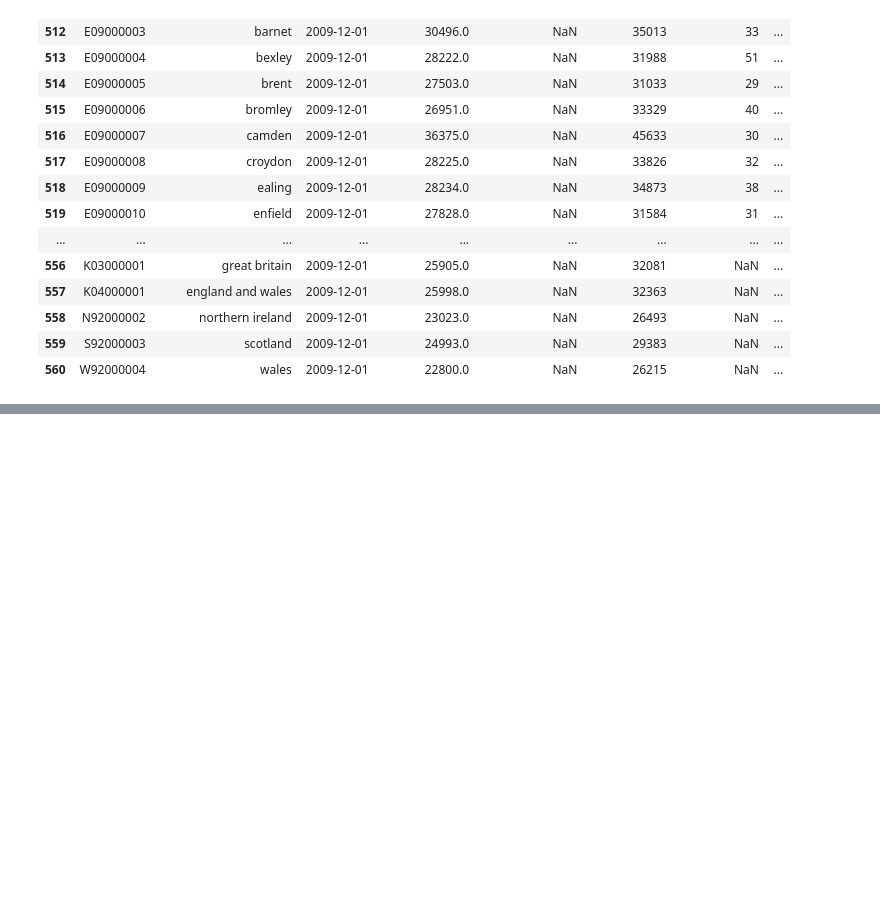
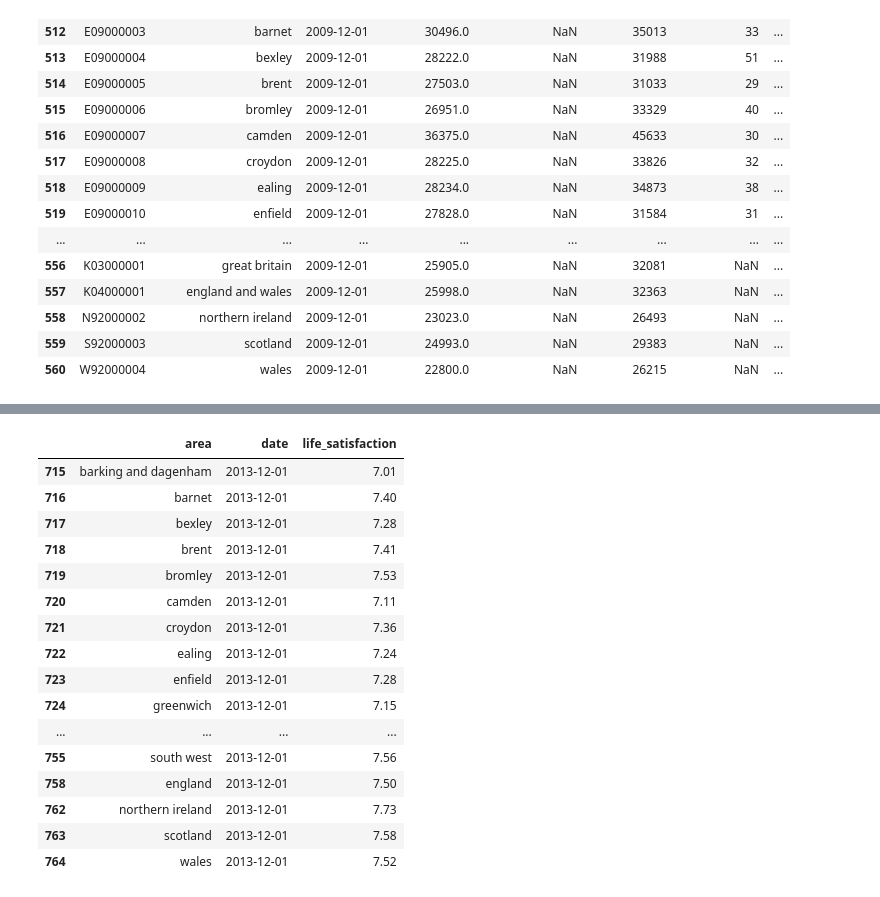
Before and after one commit to fraserrbarclay/Python-Data-Practicals, a Jupyter notebook: projects/01_Data_Investigation_Project.ipynb, the cells around one changed output, grey strips where cells are left out. Cells and saved outputs as stored; diff of their text form; code cells hidden in the pictures; blank space fills up the shorter version.

```diff
--- a/projects/01_Data_Investigation_Project.ipynb
+++ b/projects/01_Data_Investigation_Project.ipynb
@@ -163,0 +184,25 @@ df_year
+# %%
+#I can do this for Just 2013
+
+df_13 = dfyear(2013)
+df_life13 = df_13[['area','date','life_satisfaction']]
+df_life13 =df_life13.dropna()
+df_life13
+# %% [output]
+|  | area | date | life_satisfaction |
+| 715 | barking and dagenham | 2013-12-01 | 7.01 |
+| 716 | barnet | 2013-12-01 | 7.40 |
+| 717 | bexley | 2013-12-01 | 7.28 |
+| 718 | brent | 2013-12-01 | 7.41 |
+| 719 | bromley | 2013-12-01 | 7.53 |
+| 720 | camden | 2013-12-01 | 7.11 |
+| 721 | croydon | 2013-12-01 | 7.36 |
+| 722 | ealing | 2013-12-01 | 7.24 |
+| 723 | enfield | 2013-12-01 | 7.28 |
+| 724 | greenwich | 2013-12-01 | 7.15 |
+| ... | ... | ... | ... |
+| 755 | south west | 2013-12-01 | 7.56 |
+| 758 | england | 2013-12-01 | 7.50 |
+| 762 | northern ireland | 2013-12-01 | 7.73 |
+| 763 | scotland | 2013-12-01 | 7.58 |
+| 764 | wales | 2013-12-01 | 7.52 |
```
Also changed, not shown: parts of 2 cells of this notebook.
